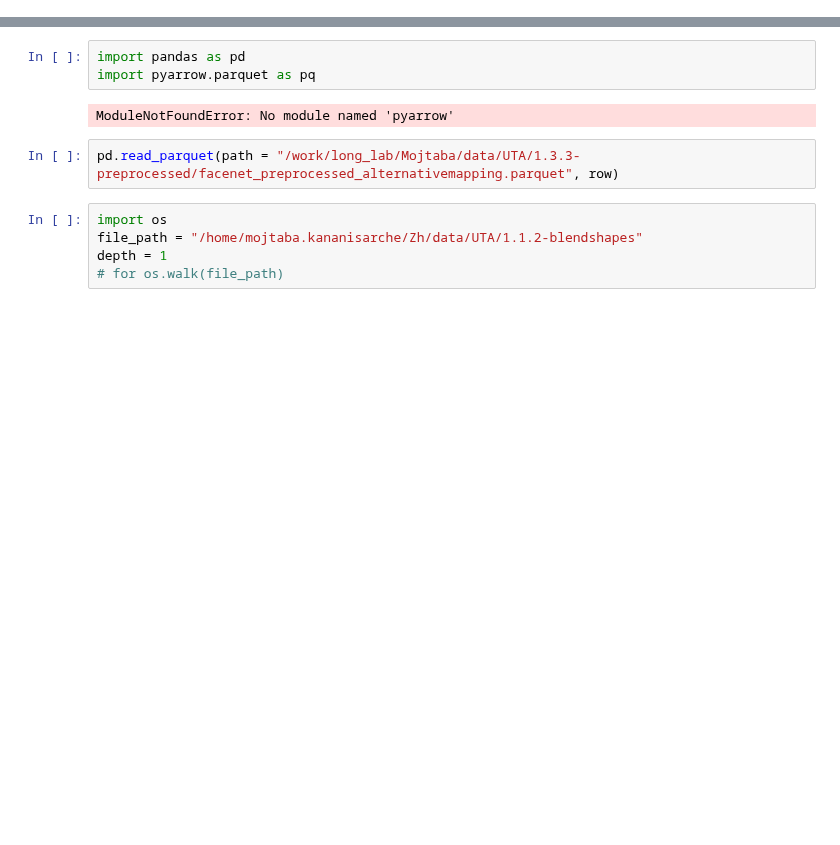
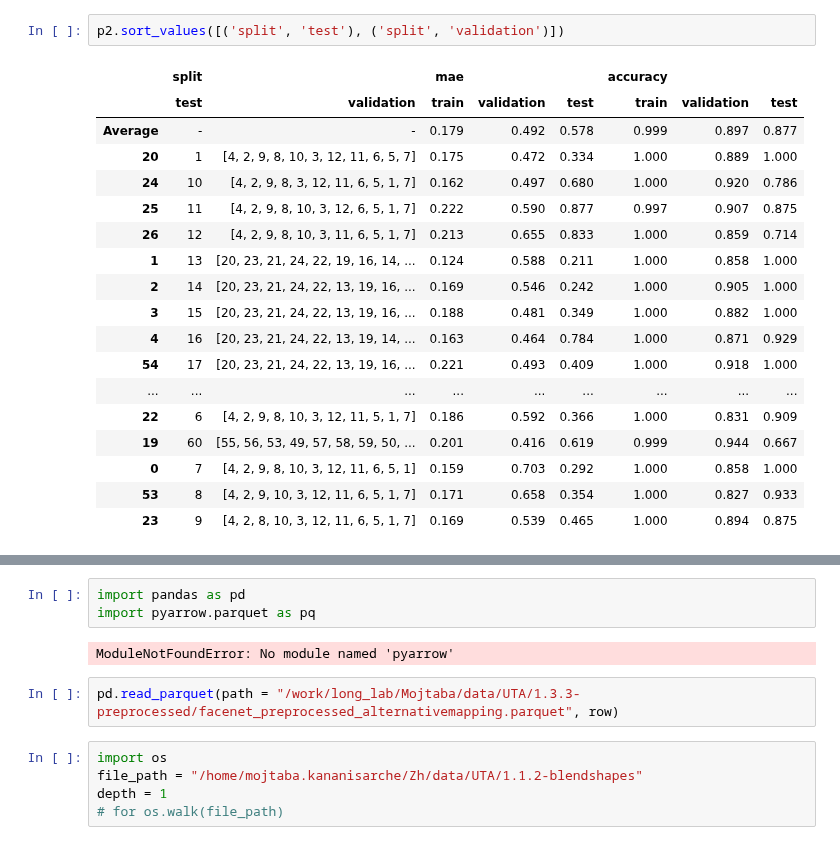
Before and after one commit to Roobahist/fatigue-detection, a Jupyter notebook: temp/temp.ipynb, the cells around one changed output, grey strips where cells are left out. Drawn from its saved outputs; the diff is of its cells as text; blank space fills up the shorter version.

```diff
--- a/temp/temp.ipynb
+++ b/temp/temp.ipynb
@@ -0,0 +349,21 @@
+# %%
+p2.sort_values([('split', 'test'), ('split', 'validation')])
+# %% [output]
+|  | split |  | mae |  |  | accuracy |  |  |
+|  | test | validation | train | validation | test | train | validation | test |
+| Average | - | - | 0.179 | 0.492 | 0.578 | 0.999 | 0.897 | 0.877 |
+| 20 | 1 | [4, 2, 9, 8, 10, 3, 12, 11, 6, 5, 7] | 0.175 | 0.472 | 0.334 | 1.000 | 0.889 | 1.000 |
+| 24 | 10 | [4, 2, 9, 8, 3, 12, 11, 6, 5, 1, 7] | 0.162 | 0.497 | 0.680 | 1.000 | 0.920 | 0.786 |
+| 25 | 11 | [4, 2, 9, 8, 10, 3, 12, 6, 5, 1, 7] | 0.222 | 0.590 | 0.877 | 0.997 | 0.907 | 0.875 |
+| 26 | 12 | [4, 2, 9, 8, 10, 3, 11, 6, 5, 1, 7] | 0.213 | 0.655 | 0.833 | 1.000 | 0.859 | 0.714 |
+| 1 | 13 | [20, 23, 21, 24, 22, 19, 16, 14, ... | 0.124 | 0.588 | 0.211 | 1.000 | 0.858 | 1.000 |
+| 2 | 14 | [20, 23, 21, 24, 22, 13, 19, 16, ... | 0.169 | 0.546 | 0.242 | 1.000 | 0.905 | 1.000 |
+| 3 | 15 | [20, 23, 21, 24, 22, 13, 19, 16, ... | 0.188 | 0.481 | 0.349 | 1.000 | 0.882 | 1.000 |
+| 4 | 16 | [20, 23, 21, 24, 22, 13, 19, 14, ... | 0.163 | 0.464 | 0.784 | 1.000 | 0.871 | 0.929 |
+| 54 | 17 | [20, 23, 21, 24, 22, 13, 19, 16, ... | 0.221 | 0.493 | 0.409 | 1.000 | 0.918 | 1.000 |
+| ... | ... | ... | ... | ... | ... | ... | ... | ... |
+| 22 | 6 | [4, 2, 9, 8, 10, 3, 12, 11, 5, 1, 7] | 0.186 | 0.592 | 0.366 | 1.000 | 0.831 | 0.909 |
+| 19 | 60 | [55, 56, 53, 49, 57, 58, 59, 50, ... | 0.201 | 0.416 | 0.619 | 0.999 | 0.944 | 0.667 |
+| 0 | 7 | [4, 2, 9, 8, 10, 3, 12, 11, 6, 5, 1] | 0.159 | 0.703 | 0.292 | 1.000 | 0.858 | 1.000 |
+| 53 | 8 | [4, 2, 9, 10, 3, 12, 11, 6, 5, 1, 7] | 0.171 | 0.658 | 0.354 | 1.000 | 0.827 | 0.933 |
+| 23 | 9 | [4, 2, 8, 10, 3, 12, 11, 6, 5, 1, 7] | 0.169 | 0.539 | 0.465 | 1.000 | 0.894 | 0.875 |
```
Also changed, not shown: parts of 17 cells of this notebook, 3 other files.
